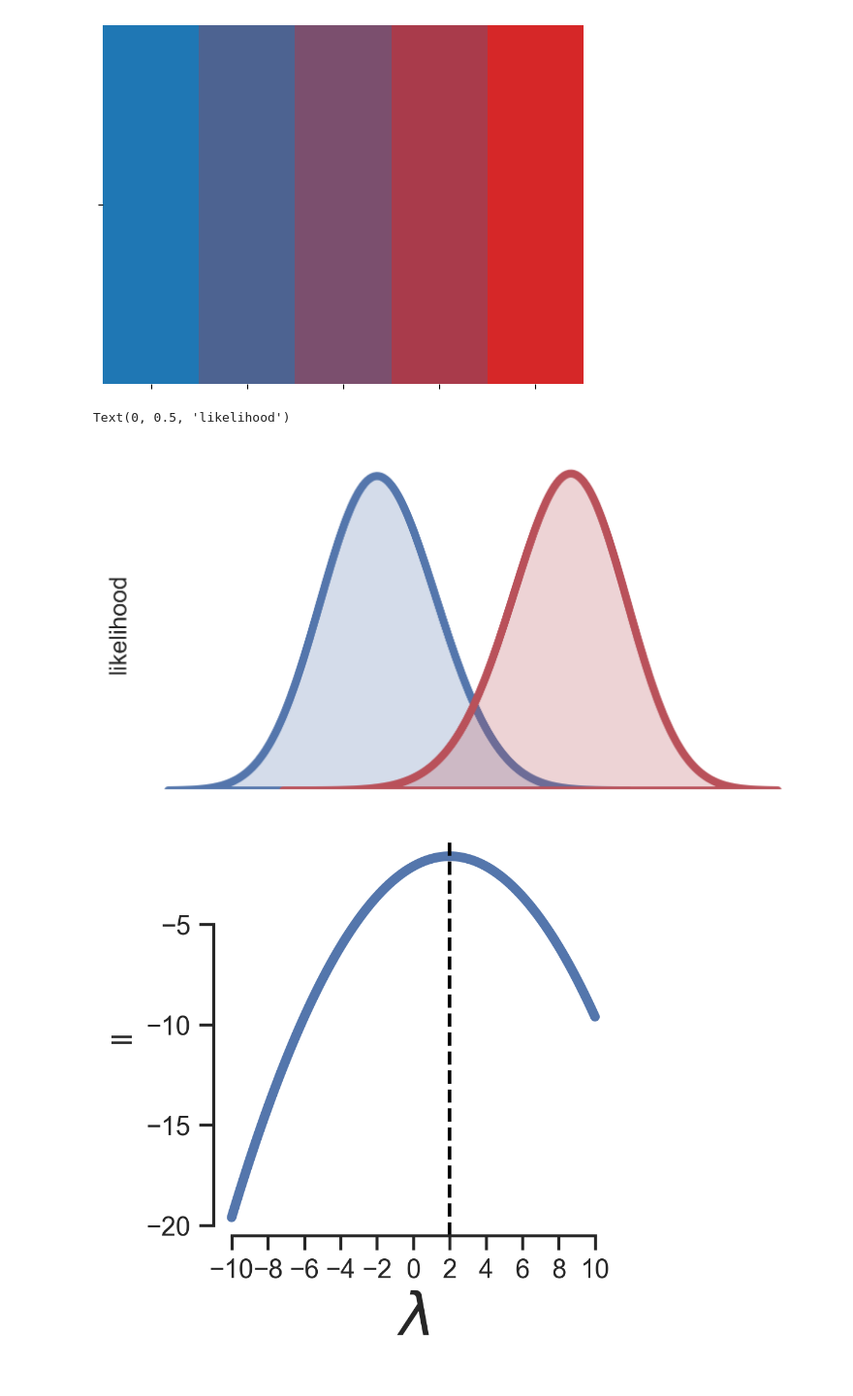
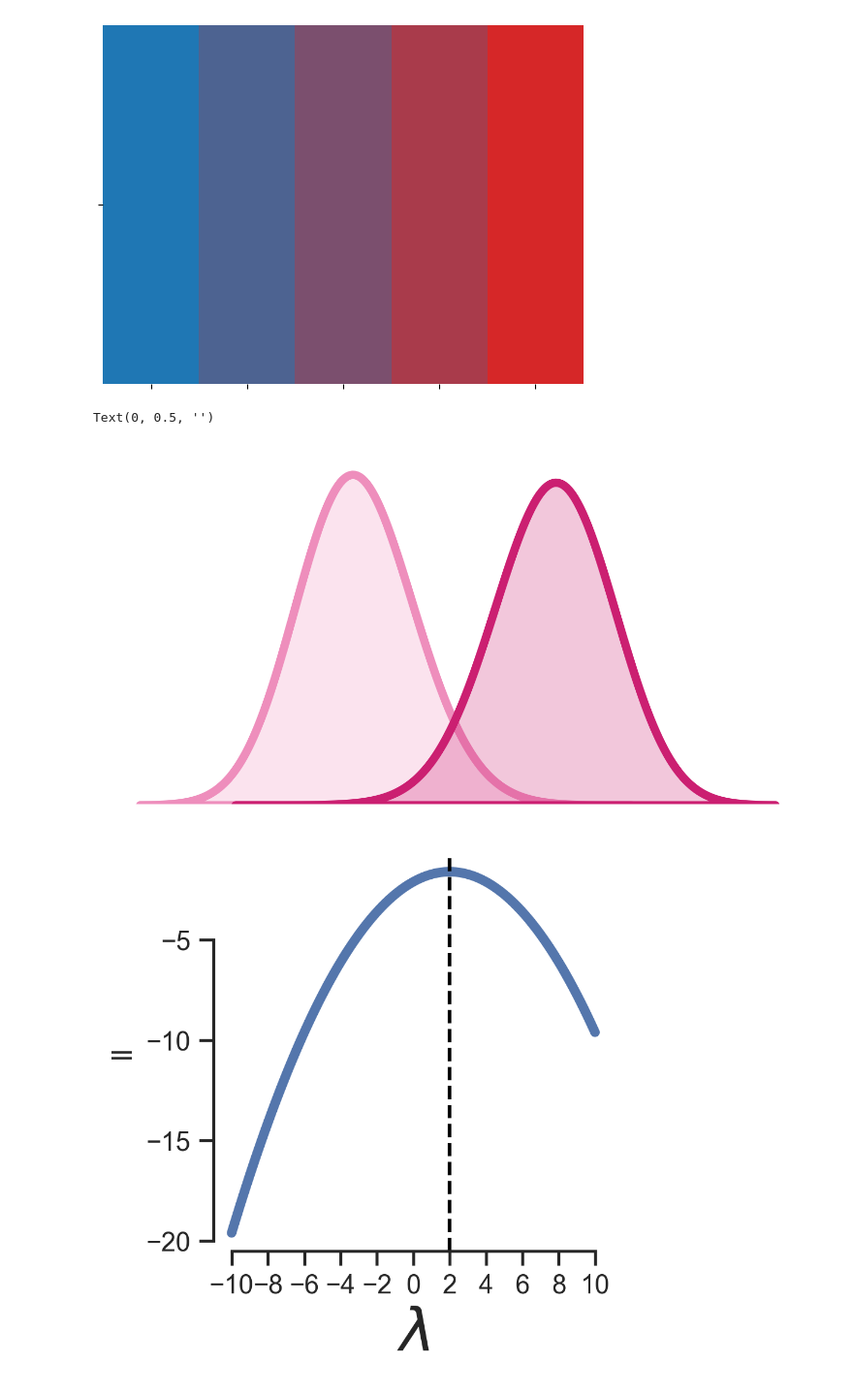
Before and after one commit to bsgarcia/SpaceRLUnity, a Jupyter notebook: Assets/Scripts/analysis/analysis.ipynb, the cells around one changed output. Shown at 97% size. Cells and saved outputs as stored; diff of their text form; code cells hidden in the pictures.

```diff
--- a/Assets/Scripts/analysis/analysis.ipynb
+++ b/Assets/Scripts/analysis/analysis.ipynb
@@ -71,35 +71,35 @@ array([[0.12156863, 0.46666667, 0.70588235, 1.        ],
 # %%
 import numpy as np
 import pandas as pd
 import seaborn as sns
 import matplotlib.pyplot as plt
 a = np.random.beta(5, 15, 1000)
-b = np.random.(15, 5, 1000)
+b = np.random.beta(15, 5, 1000)
 
 from matplotlib import colors as mcolors
 
-c = ["#5476AC", "#B9515A"] #"#85d691", green
+c =['#EE8EBC', '#CB1F71'] #["#5476AC", "#B9515A"] #"#85d691", green
 c = list(map(lambda x: mcolors.to_rgba(x), c))
 x = pd.DataFrame({'option A': a, 'option B': b})
 
-sns.set(rc={'figure.figsize':(6,3), 'figure.dpi': 300, 'axes.facecolor': 'white', 'figure.facecolor': 'white'})
+sns.set(rc={'figure.figsize':(6,3), 'figure.dpi': 300, 'axes.facecolor': 'none', 'figure.facecolor': 'none'})
 
 g1 = sns.kdeplot(x["option A"], bw_adjust=5, fill=True, color=c[0], lw=4)
 #plot loglikelihood function
 # sns.lineplot(x=x['option A'], y=np.log(x['option B']), color=c[0], lw=4, label='loglikelihood')
 g2 = sns.kdeplot(x["option B"], bw_adjust=5, fill=True, color=c[1], label='option B', lw=4)
 # g2.set(xticklabels=[], yticklabels=[], xticks=[], yticks=[])
 g1.set(xticklabels=[], yticklabels=[], xticks=[], yticks=[])
 
 sns.despine(left=True)
 
 # plt.xlabel('$\sigma$', fontdict={'size': 25})
 plt.xlabel('')
-plt.ylabel('likelihood')
+plt.ylabel('')
 # plt.savefig('grade.svg', format='svg', dpi=300)
 # %% [output]
-Text(0, 0.5, 'likelihood')
+Text(0, 0.5, '')
-[figure, old version]
+[figure, new version]
 # %%
 import scipy.stats as stats
 sigma = 2
```
Also changed, not shown: 6 other files.
